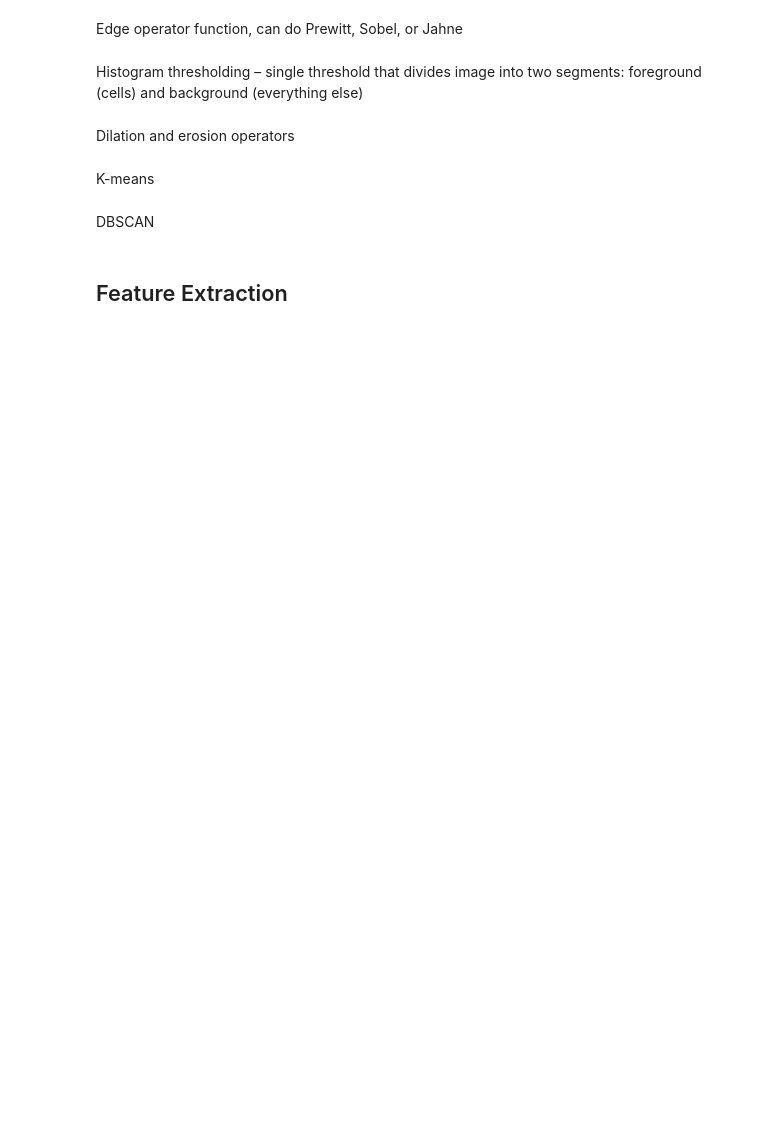
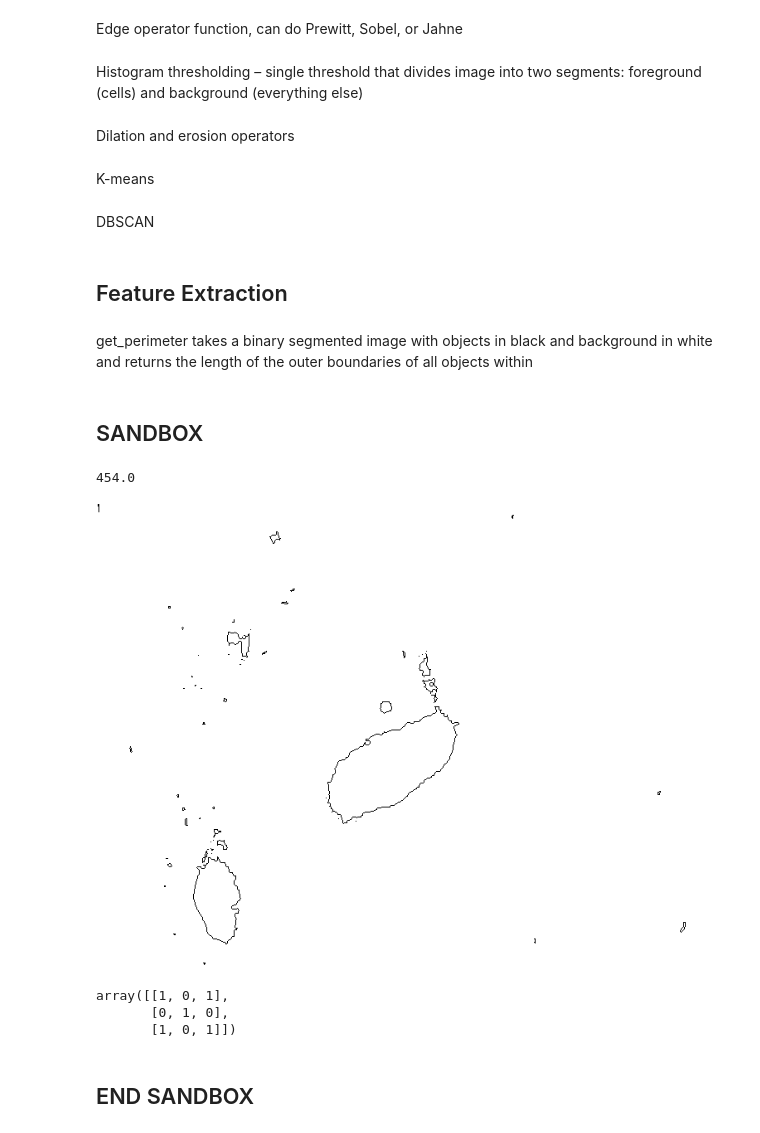
Before and after one commit to pickledherring/image_analysis, a Jupyter notebook: main.ipynb, the cells around one changed output. Saved outputs shown, nothing was run; the diff lists cells and outputs as text; code cells hidden in the pictures; blank space fills up the shorter version.

Commit message:
add get_perimeter

```diff
--- a/main.ipynb
+++ b/main.ipynb
@@ -229,6 +229,7 @@ def ext_bounds(img, length, width, mask_size):
 gauss_3x3 = [[1, 2, 1], [2, 4, 2], [1, 2, 1]]
 gauss_5x5 = [[1, 4, 7, 4, 1], [4, 16, 26, 16, 4], [7, 26, 41, 26, 7],
             [4, 16, 26, 16, 4], [1, 4, 7, 4, 1]]
+dilate_erode_weights = [[1, 1, 1], [1, 1, 1], [1, 1, 1]]
 # %%
 def avg_linear_filter(img, weights=gauss_5x5, sum_weights=0):
     length = len(img)
@@ -652,3 +653,5 @@ def dbscan(img, radius=10, min_obj=60):
     return new_img, len(clusters)
 # %% [markdown]
 ## Feature Extraction
+# %% [markdown]
+get_perimeter takes a binary segmented image with objects in black and background in white and returns the length of the outer boundaries of all objects within
@@ -655,3 +667,54 @@ def dbscan(img, radius=10, min_obj=60):
+# %% [markdown]
+## SANDBOX
+# %%
+img = open_in_gray("Cancerous cell smears/cyl01.BMP")
+# get rid of annoying line artifacts on the edges
+crop_img = [x[3:-3] for x in img[3:-3]]
+# %%
+seg = k_means_quantize(crop_img, 2)
+# just to clean it up a bit
+clean = dilate(erode(seg, weights=dilate_erode_weights), weights=dilate_erode_weights)
+get_perimeter(clean)
+# %% [output]
+454.0
+# %%
+seg = k_means_quantize(crop_img, 2)
+# just to clean it up a bit
+clean = dilate(erode(seg, weights=dilate_erode_weights), weights=dilate_erode_weights)
+dilated = dilate(clean, weights=dilate_erode_weights)
+
+width = len(dilated[0])
+length = len(dilated)
+dilated_1d = ravel(dilated) + 255
+clean_1d = ravel(clean)
+
+outlines = dilated_1d - clean_1d
+# outlines = reshape(outlines, (length, width))
+
+output = Image.new("L", [width, length])
+output.putdata(outlines)
+output
+# %% [output]
+[figure, added]
+# %%
+a = [[1, 0, 1], [0, 0, 0], [1, 0, 1]]
+b = [[1, 1, 1], [1, 0, 1], [1, 1, 1]]
+
+width = len(a[0])
+length = len(a)
+aa = ravel(a) + 1
+bb = ravel(b)
+
+c = aa - bb
+
+c = reshape(c, (length, width))
+c
+# %% [output]
+array([[1, 0, 1],
+       [0, 1, 0],
+       [1, 0, 1]])
+# %% [markdown]
+## END SANDBOX
 # %%
 def get_feats(img):
     # as I understand it, these features only make sense in most applications
```
Also changed, not shown: parts of 3 cells of this notebook.
